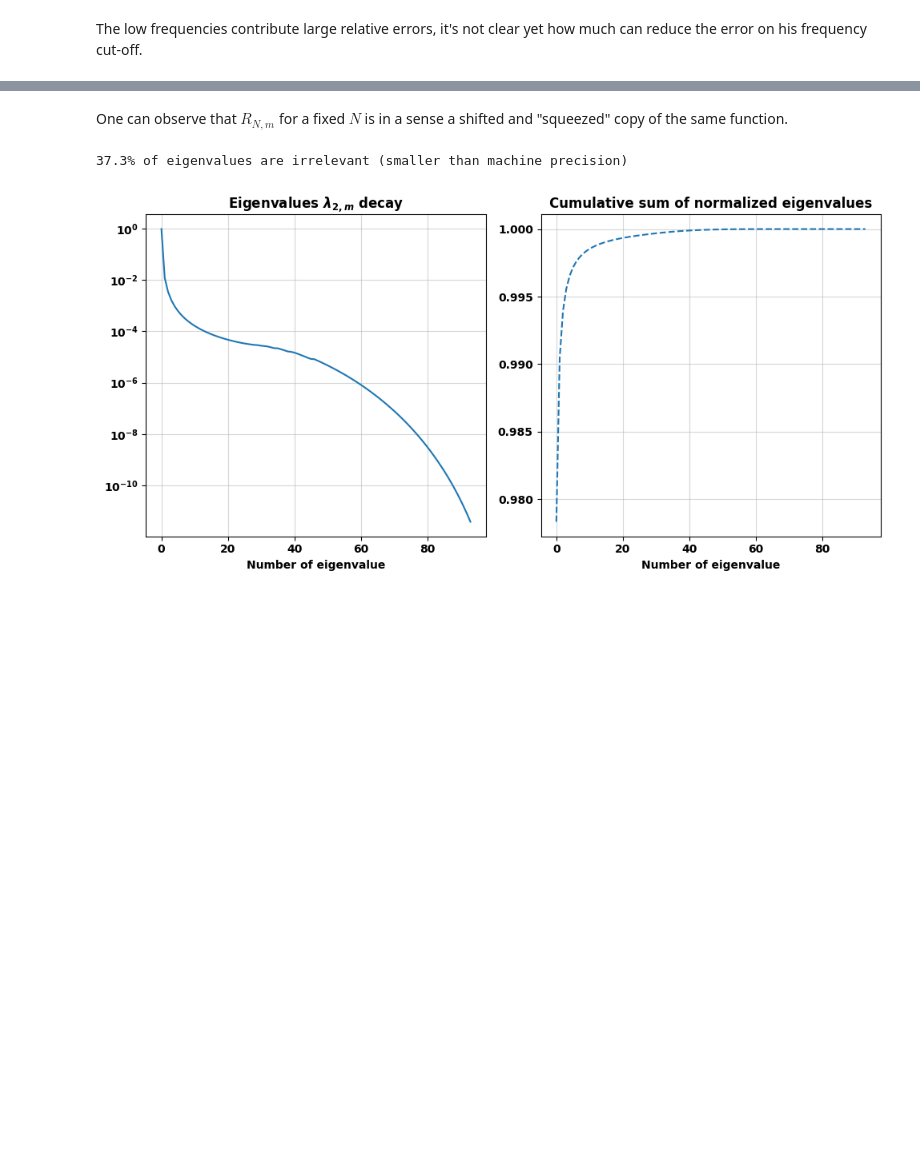
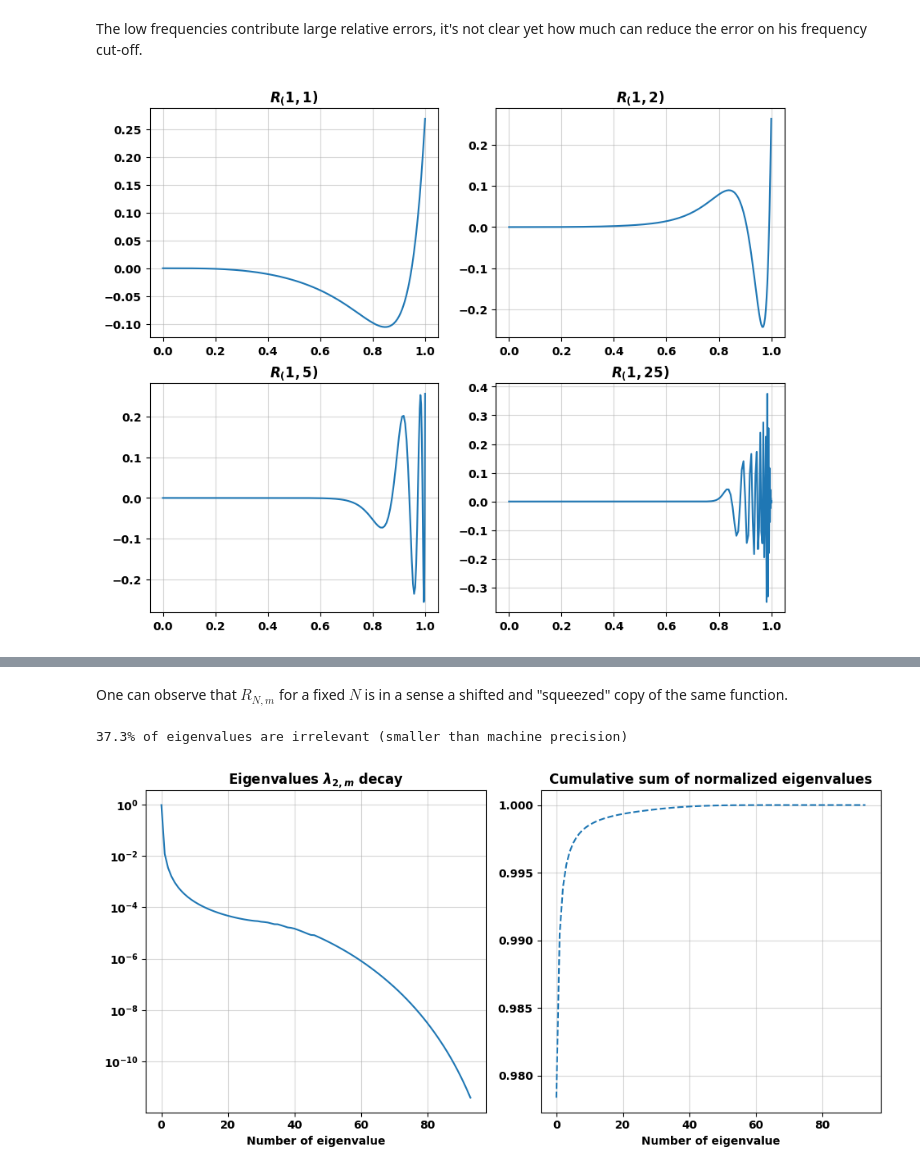
Before and after one commit to oppositecategory/3D_KLT, a Jupyter notebook: notebooks/simulation.ipynb, the cells around one changed output, grey strips where cells are left out. Drawn from its saved outputs; the diff is of its cells as text; code cells hidden in the pictures; blank space fills up the shorter version.

```diff
--- a/notebooks/simulation.ipynb
+++ b/notebooks/simulation.ipynb
@@ -137,5 +137,27 @@ plt.boxplot(np.abs(Gx_true - Gx)/ np.abs(Gx));
 # %% [markdown]
 The low frequencies contribute large relative errors, it's not clear yet how much can reduce the error on his frequency cut-off.
+# %%
+order = 1
+eigenvalues, eigenfunctions = cpu_integral_equation_solver(Gx,order)
+eigenvalues = eigenvalues[::-1]
+eigenfunctions = eigenfunctions[:,::-1]
+
+fig, ax = plt.subplots(2,2, figsize=(10,8))
+
+
+ax[0,0].plot(X_scaled,eigenfunctions[:,0])
+ax[0,0].set_title(f"$R_{order,1}$")
+
+ax[0,1].plot(X_scaled,eigenfunctions[:,1])
+ax[0,1].set_title(f"$R_{order,2}$")
+
+ax[1,0].plot(X_scaled,eigenfunctions[:,4])
+ax[1,0].set_title(f"$R_{order,5}$")
+
+ax[1,1].plot(X_scaled,eigenfunctions[:,24])
+ax[1,1].set_title(f"$R_{order,25}$");
+# %% [output]
+[figure, added]
 # %%
 order = 2
 eigenvalues, eigenfunctions = cpu_integral_equation_solver(Gx,order)
```
Also changed, not shown: parts of 10 cells of this notebook.
